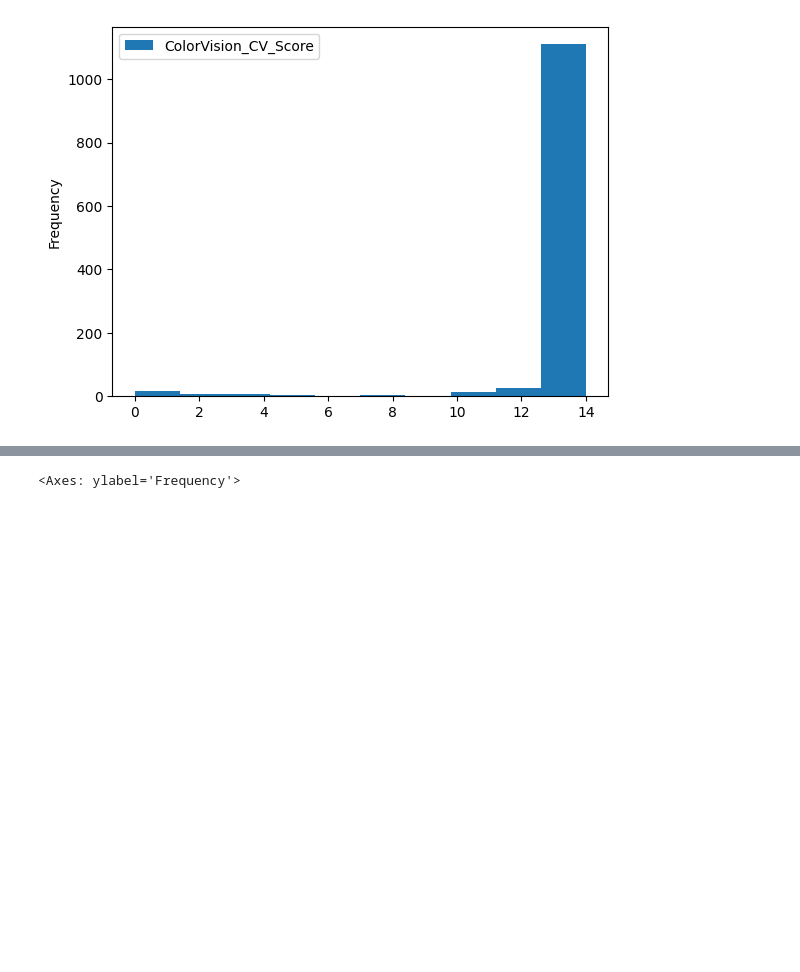
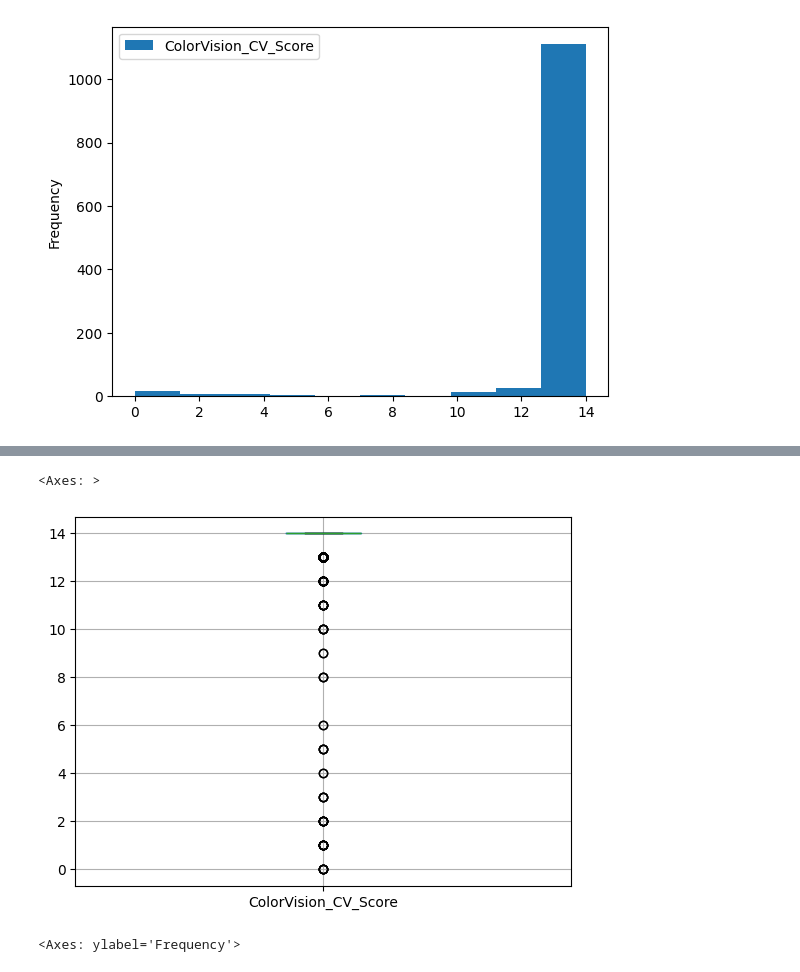
Before and after one commit to AngC1998/WiDS-Datathon-2025, a Jupyter notebook: WiDS_Datathon_2025.ipynb, the cells around one changed output, grey strips where cells are left out. Saved outputs shown, nothing was run; the diff lists cells and outputs as text; code cells hidden in the pictures; blank space fills up the shorter version.

```diff
--- a/WiDS_Datathon_2025.ipynb
+++ b/WiDS_Datathon_2025.ipynb
@@ -369,3 +412,8 @@ train_quantitative_df.plot.hist(column='ColorVision_CV_Score')
+# %%
+train_quantitative_df.boxplot(column='ColorVision_CV_Score')
+# %% [output]
+<Axes: >
+[figure, added]
 # %%
 train_quantitative_df.plot.hist(column='APQ_P_APQ_P_CP')
 # %% [output]
```
Also changed, not shown: parts of 57 cells of this notebook.
